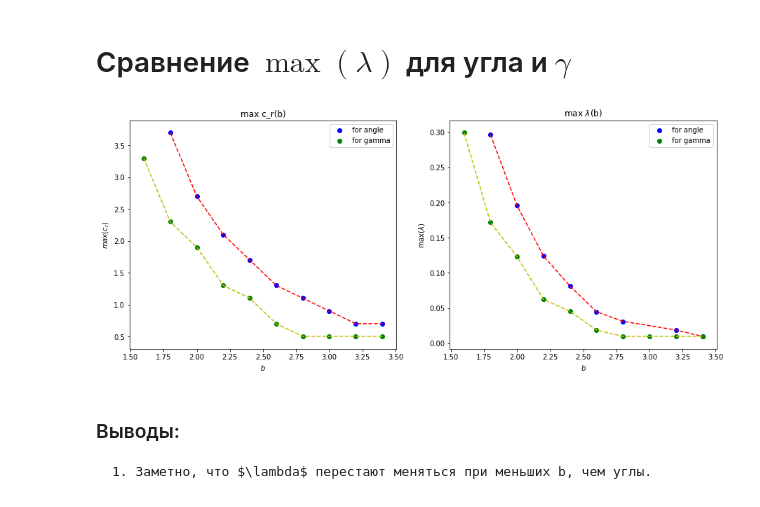
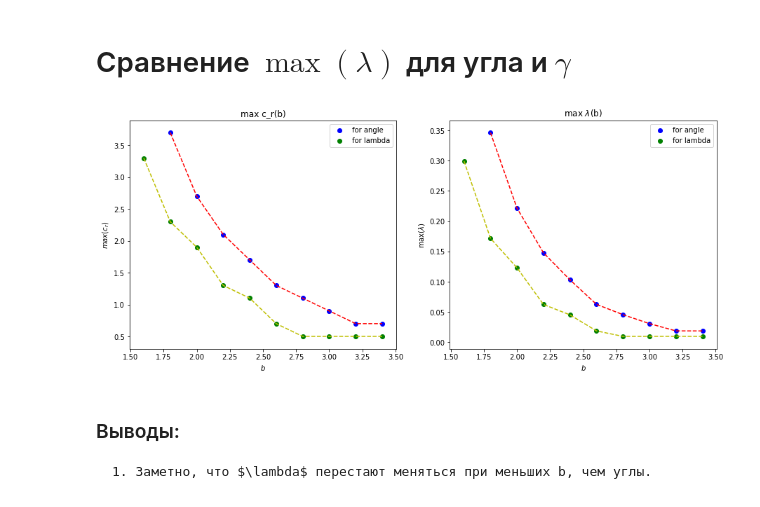
Before and after one commit to VitaliyRakitin/Diploma, a Jupyter notebook: Params.ipynb, the cells around one changed output. Cells and saved outputs as stored; diff of their text form; code cells hidden in the pictures.

```diff
--- a/Params.ipynb
+++ b/Params.ipynb
@@ -808,28 +808,28 @@ plt.show()
 # %%
 plt.figure(1, figsize=(15,6))
 
 plt.subplot(121)
 plt.plot(bbs, best_cr, 'r--')
 plt.scatter(bbs, best_cr, c = "b", label = "for angle")
 plt.plot(bs, best_c,'y--')
-plt.scatter(bs, best_c, c = 'g', label = "for gamma")
+plt.scatter(bs, best_c, c = 'g', label = "for lambda")
 plt.ylabel('$max(c_r)$')
 plt.xlabel('$b$')
 plt.title('max c_r(b)')
 plt.legend()
 
 plt.subplot(122)
-plt.plot(b, lmbd_max, 'r--')
-plt.scatter(b, lmbd_max, c = "b", label = "for angle")
+plt.plot(bbs, best_ll, 'r--')
+plt.scatter(bbs, best_ll, c = "b", label = "for angle")
 plt.plot(bs, best_l, 'y--')
-plt.scatter(bs, best_l, c = 'g', label = "for gamma")
+plt.scatter(bs, best_l, c = 'g', label = "for lambda")
 plt.ylabel('$\max (\lambda)$')
 plt.xlabel('$b$')
 plt.legend()
 plt.title('max $\lambda$(b)')
 plt.show()
 # %% [output]
-[figure, old version]
+[figure, new version]
 # %% [markdown]
 ### Выводы:
     1. Заметно, что $\lambda$ перестают меняться при меньших b, чем углы.
```
